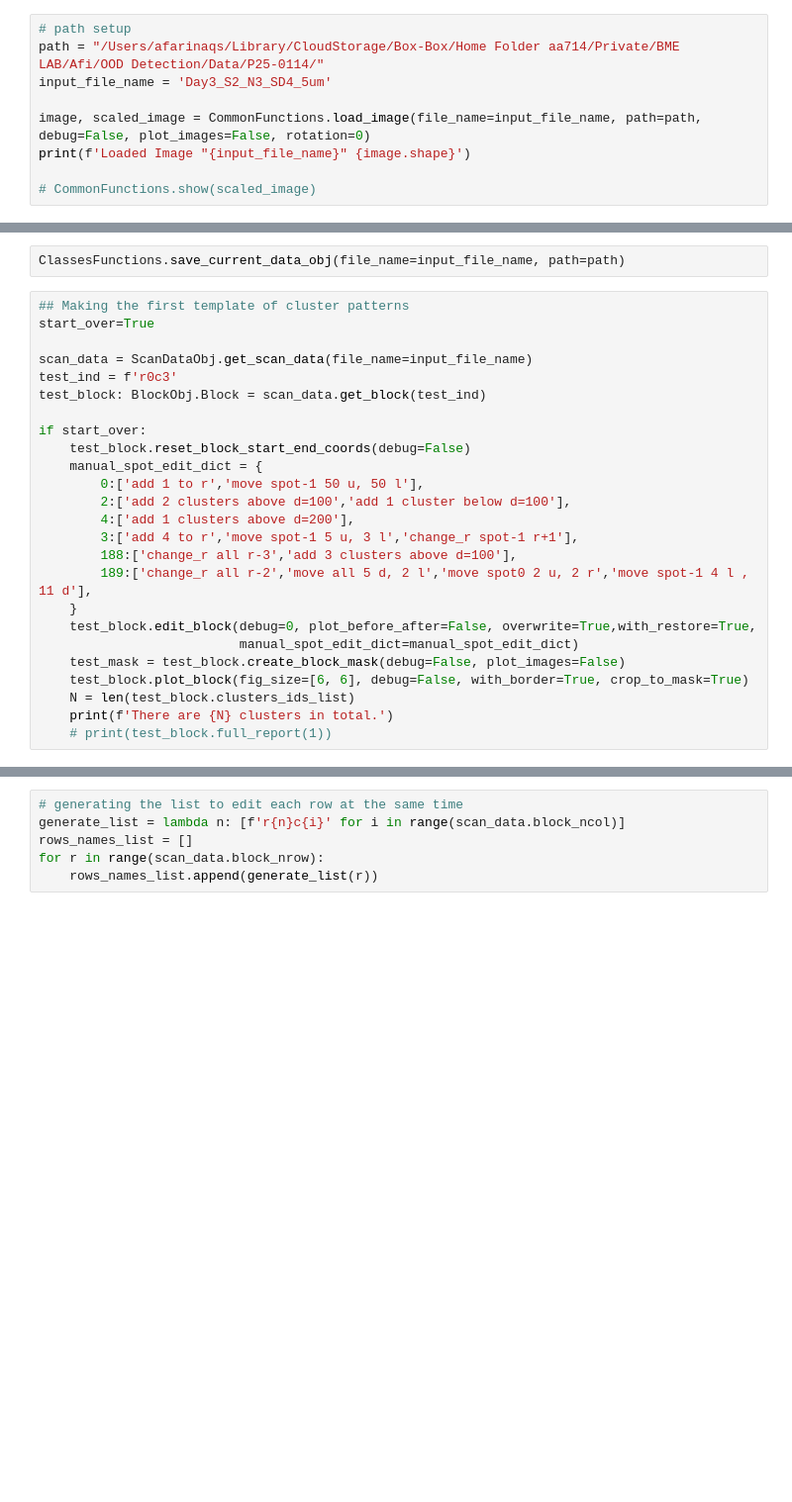
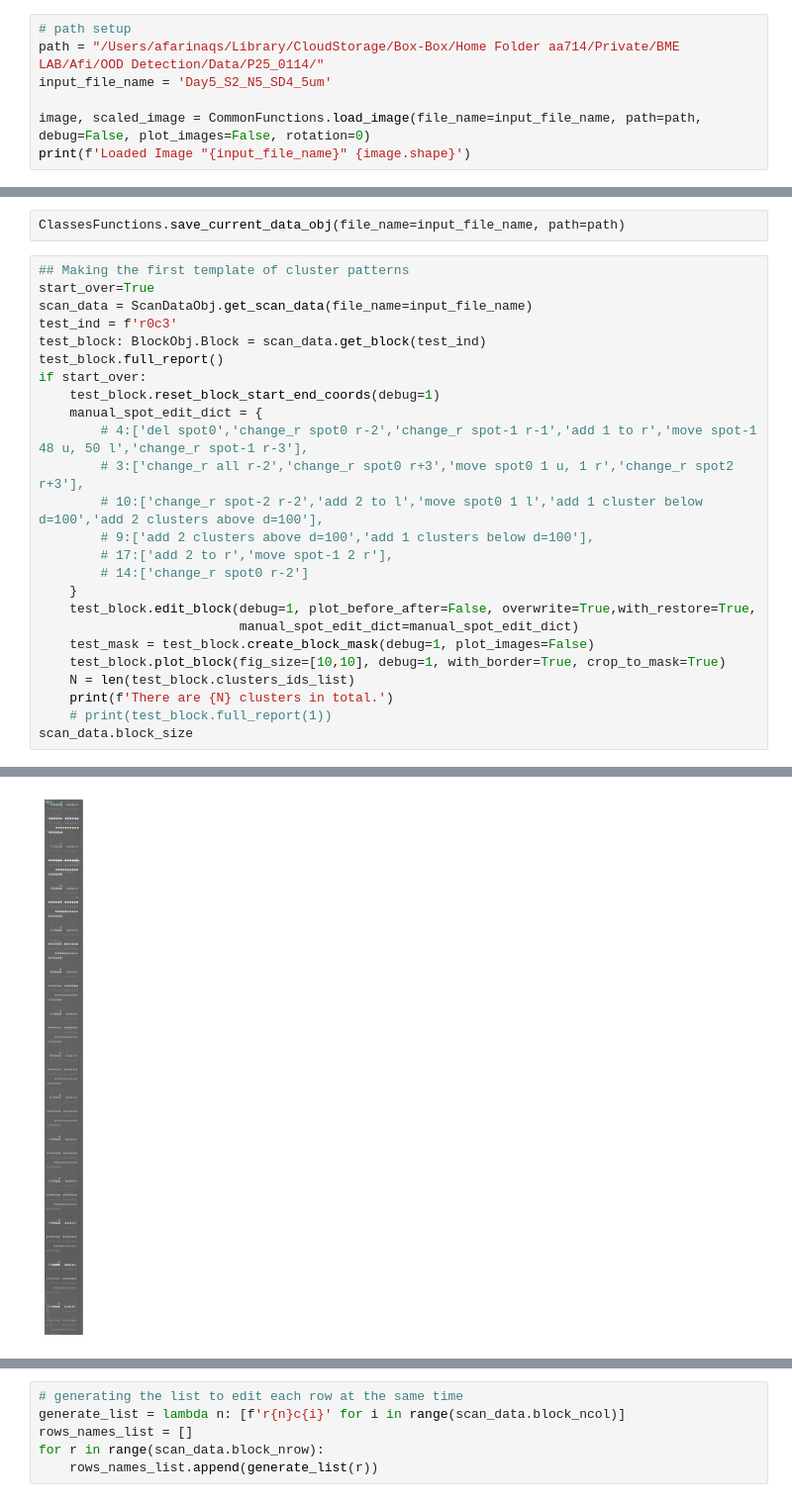
Before and after one commit to afarin-aqs/SlideReader, a Jupyter notebook: Read_DS4_Slides.ipynb, the cells around one changed output, grey strips where cells are left out. Shown at 99% size. Saved outputs shown, nothing was run; the diff lists cells and outputs as text; blank space fills up the shorter version.

```diff
--- a/Read_DS4_Slides.ipynb
+++ b/Read_DS4_Slides.ipynb
@@ -167,10 +165,8 @@ Grouped file saved as /Users/afarinaqs/Library/CloudStorage/Box-Box/Home Folder
 # %%
 # path setup
-path = "/Users/afarinaqs/Library/CloudStorage/Box-Box/Home Folder aa714/Private/BME LAB/Afi/OOD Detection/Data/P25-0114/"
-input_file_name = 'Day3_S2_N3_SD4_5um'
+path = "/Users/afarinaqs/Library/CloudStorage/Box-Box/Home Folder aa714/Private/BME LAB/Afi/OOD Detection/Data/P25_0114/"
+input_file_name = 'Day5_S2_N5_SD4_5um'
 
 image, scaled_image = CommonFunctions.load_image(file_name=input_file_name, path=path, debug=False, plot_images=False, rotation=0)
 print(f'Loaded Image "{input_file_name}" {image.shape}')
-
-# CommonFunctions.show(scaled_image)
 # %% [output]
@@ -262,25 +291,26 @@ ClassesFunctions.save_current_data_obj(file_name=input_file_name, path=path)
 # %%
 ## Making the first template of cluster patterns
 start_over=True
-
 scan_data = ScanDataObj.get_scan_data(file_name=input_file_name)
 test_ind = f'r0c3'
 test_block: BlockObj.Block = scan_data.get_block(test_ind)
-
+test_block.full_report()
 if start_over:
-    test_block.reset_block_start_end_coords(debug=False)
+    test_block.reset_block_start_end_coords(debug=1)
     manual_spot_edit_dict = {
-        0:['add 1 to r','move spot-1 50 u, 50 l'],
-        2:['add 2 clusters above d=100','add 1 cluster below d=100'],
-        4:['add 1 clusters above d=200'],
-        3:['add 4 to r','move spot-1 5 u, 3 l','change_r spot-1 r+1'],
-        188:['change_r all r-3','add 3 clusters above d=100'],
-        189:['change_r all r-2','move all 5 d, 2 l','move spot0 2 u, 2 r','move spot-1 4 l , 11 d'],
+        # 4:['del spot0','change_r spot0 r-2','change_r spot-1 r-1','add 1 to r','move spot-1 48 u, 50 l','change_r spot-1 r-3'],
+        # 3:['change_r all r-2','change_r spot0 r+3','move spot0 1 u, 1 r','change_r spot2 r+3'],
+        # 10:['change_r spot-2 r-2','add 2 to l','move spot0 1 l','add 1 cluster below d=100','add 2 clusters above d=100'],
+        # 9:['add 2 clusters above d=100','add 1 clusters below d=100'],
+        # 17:['add 2 to r','move spot-1 2 r'],
+        # 14:['change_r spot0 r-2']
     }
-    test_block.edit_block(debug=0, plot_before_after=False, overwrite=True,with_restore=True,
+    test_block.edit_block(debug=1, plot_before_after=False, overwrite=True,with_restore=True,
                           manual_spot_edit_dict=manual_spot_edit_dict)
-    test_mask = test_block.create_block_mask(debug=False, plot_images=False)
-    test_block.plot_block(fig_size=[6, 6], debug=False, with_border=True, crop_to_mask=True)
+    test_mask = test_block.create_block_mask(debug=1, plot_images=False)
+    test_block.plot_block(fig_size=[10,10], debug=1, with_border=True, crop_to_mask=True)
     N = len(test_block.clusters_ids_list)
     print(f'There are {N} clusters in total.')
     # print(test_block.full_report(1))
+scan_data.block_size
+# %% [output]
@@ -286,0 +334 @@ if start_over:
+[figure, added]
```
Also changed, not shown: parts of 33 cells of this notebook, 5 other files.
